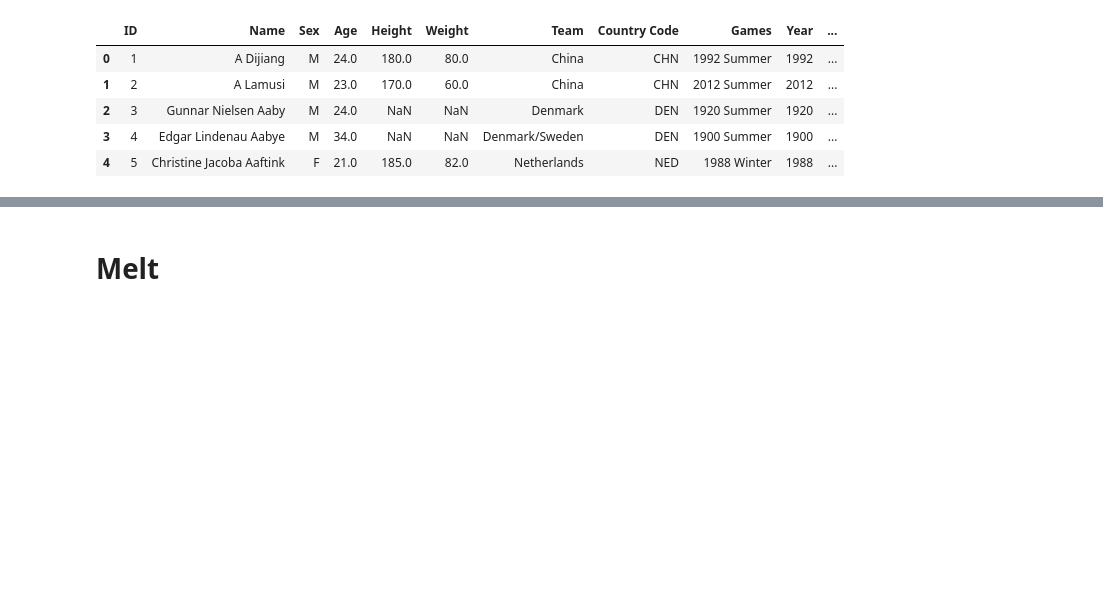
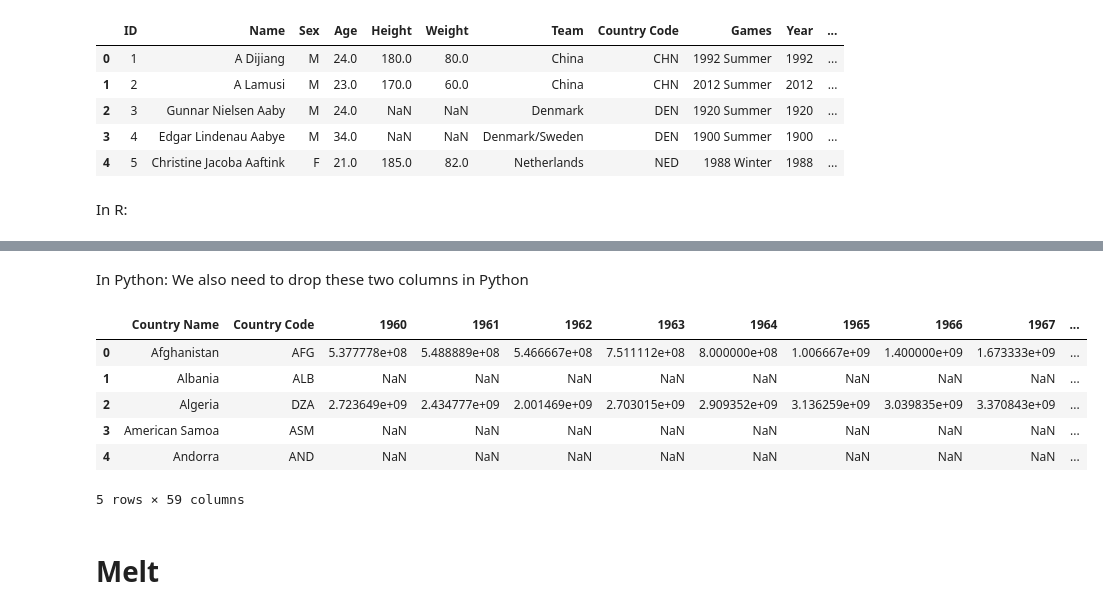
Before and after one commit to patricia426/Data-Cleaning-Tutorial, a Jupyter notebook: SidebySide.ipynb, the cells around one changed output, grey strips where cells are left out. Saved outputs shown, nothing was run; the diff lists cells and outputs as text; code cells hidden in the pictures; blank space fills up the shorter version.

```diff
--- a/SidebySide.ipynb
+++ b/SidebySide.ipynb
@@ -23,9 +49,22 @@ olympics.head()
 | 2 | 3 | Gunnar Nielsen Aaby | M | 24.0 | NaN | NaN | Denmark | DEN | 1920 Summer | 1920 | ... |
 | 3 | 4 | Edgar Lindenau Aabye | M | 34.0 | NaN | NaN | Denmark/Sweden | DEN | 1900 Summer | 1900 | ... |
 | 4 | 5 | Christine Jacoba Aaftink | F | 21.0 | 185.0 | 82.0 | Netherlands | NED | 1988 Winter | 1988 | ... |
+# %% [markdown]
+In R:
 # %% [markdown]
 ![title](Screen_Shots/rename_column.png)
+# %% [markdown]
+In Python: We also need to drop these two columns in Python
 # %%
 gdp=gdp.drop(["Indicator Name", "Indicator Code"],axis=1)
+gdp.head()
+# %% [output]
+|  | Country Name | Country Code | 1960 | 1961 | 1962 | 1963 | 1964 | 1965 | 1966 | 1967 | ... |
+| 0 | Afghanistan | AFG | 5.377778e+08 | 5.488889e+08 | 5.466667e+08 | 7.511112e+08 | 8.000000e+08 | 1.006667e+09 | 1.400000e+09 | 1.673333e+09 | ... |
+| 1 | Albania | ALB | NaN | NaN | NaN | NaN | NaN | NaN | NaN | NaN | ... |
+| 2 | Algeria | DZA | 2.723649e+09 | 2.434777e+09 | 2.001469e+09 | 2.703015e+09 | 2.909352e+09 | 3.136259e+09 | 3.039835e+09 | 3.370843e+09 | ... |
+| 3 | American Samoa | ASM | NaN | NaN | NaN | NaN | NaN | NaN | NaN | NaN | ... |
+| 4 | Andorra | AND | NaN | NaN | NaN | NaN | NaN | NaN | NaN | NaN | ... |
+5 rows × 59 columns
 # %% [markdown]
 # Melt
```
Also changed, not shown: parts of 29 cells of this notebook, 3 other files.
